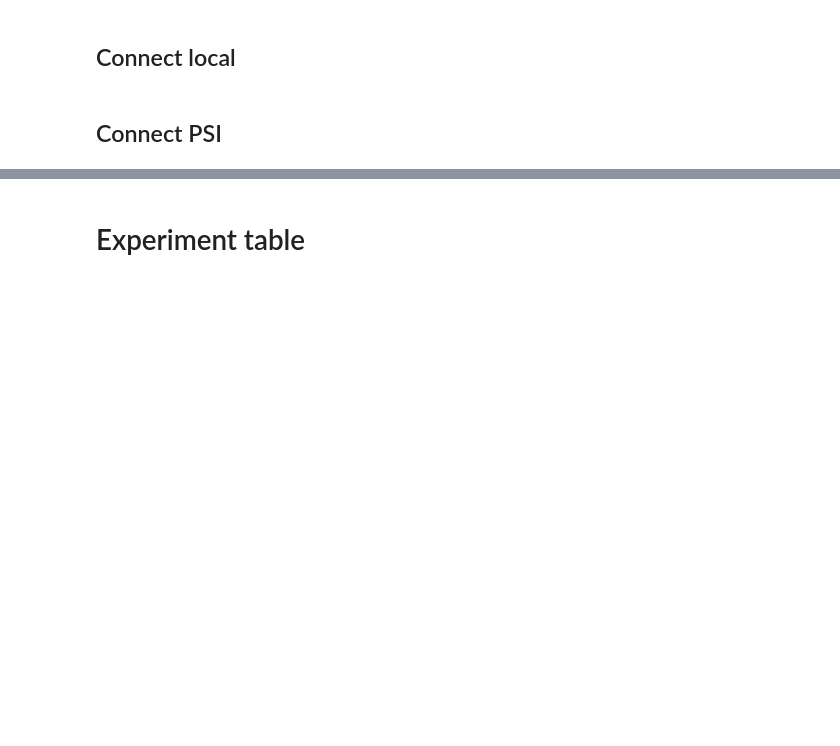
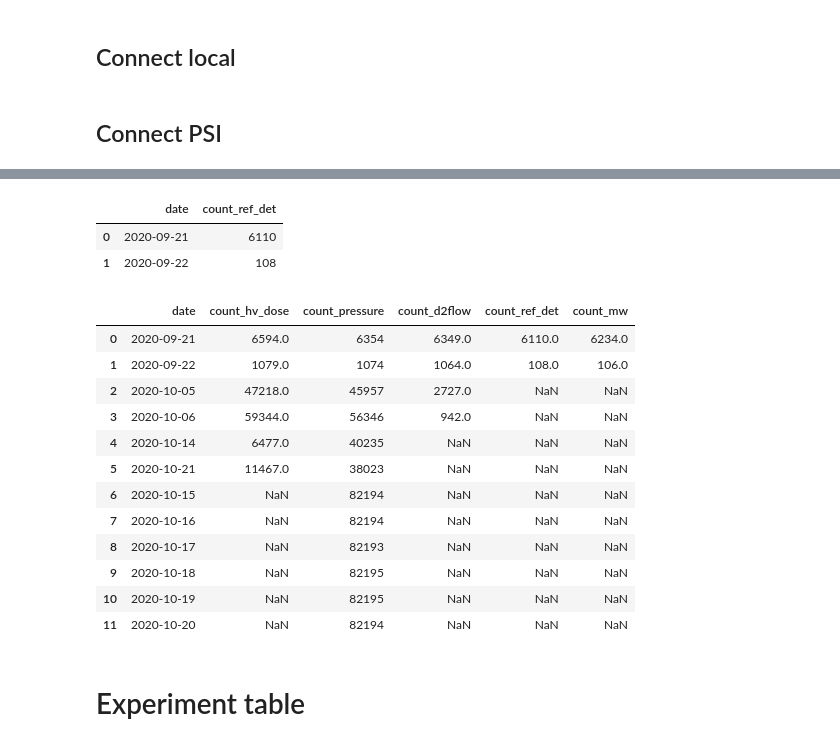
Before and after one commit to kromerh/FNL_Neutron_Generator_Control, a Jupyter notebook: 01.Database/Test.ipynb, the cells around one changed output, grey strips where cells are left out. Drawn from its saved outputs; the diff is of its cells as text; code cells hidden in the pictures; blank space fills up the shorter version.

```diff
--- a/01.Database/Test.ipynb
+++ b/01.Database/Test.ipynb
@@ -41,0 +36,27 @@ df
+# %%
+host="twofast-rpi3-0"  # your host
+user=user # username
+passwd=pw  # password
+db="FNL" # name of the database
+connect_string = 'mysql+pymysql://%(user)s:%(pw)s@%(host)s:3306/%(db)s'% {"user": user, "pw": pw, "host": host, "db": db}
+sql_engine = sql.create_engine(connect_string)
+# %%
+# read number of entries in each table
+query = "SELECT DATE(time) as date, count(id) as count_hv_dose FROM storage_hv_dose GROUP BY DATE(time)"
+df_hv_dose = pd.read_sql(query, sql_engine)
+
+# read number of entries in each table
+query = "SELECT DATE(time) as date, count(id) as count_pressure FROM storage_pressure GROUP BY DATE(time)"
+df_pressure = pd.read_sql(query, sql_engine)
+
+# read number of entries in each table
+query = "SELECT DATE(time) as date, count(id) as count_d2flow FROM storage_d2flow GROUP BY DATE(time)"
+df_d2flow = pd.read_sql(query, sql_engine)
+
+# read number of entries in each table
+query = "SELECT DATE(time) as date, count(id) as count_ref_det FROM storage_ref_det GROUP BY DATE(time)"
+df_ref_det = pd.read_sql(query, sql_engine)
+
+# read number of entries in each table
+query = "SELECT DATE(time) as date, count(id) as count_mw FROM storage_mw GROUP BY DATE(time)"
+df_mw = pd.read_sql(query, sql_engine)
@@ -42,3 +73,30 @@ df
+# %%
+df_ref_det
+# %% [output]
+|  | date | count_ref_det |
+| 0 | 2020-09-21 | 6110 |
+| 1 | 2020-09-22 | 108 |
+# %%
+dfs = [df_hv_dose, df_pressure, df_d2flow, df_ref_det, df_mw]
+df = dfs[0]
+for ii in range(0, len(dfs)-1):
+    df = df.merge(dfs[ii+1], left_on='date', right_on='date', how='outer')
+
+df
+# %% [output]
+|  | date | count_hv_dose | count_pressure | count_d2flow | count_ref_det | count_mw |
+| 0 | 2020-09-21 | 6594.0 | 6354 | 6349.0 | 6110.0 | 6234.0 |
+| 1 | 2020-09-22 | 1079.0 | 1074 | 1064.0 | 108.0 | 106.0 |
+| 2 | 2020-10-05 | 47218.0 | 45957 | 2727.0 | NaN | NaN |
+| 3 | 2020-10-06 | 59344.0 | 56346 | 942.0 | NaN | NaN |
+| 4 | 2020-10-14 | 6477.0 | 40235 | NaN | NaN | NaN |
+| 5 | 2020-10-21 | 11467.0 | 38023 | NaN | NaN | NaN |
+| 6 | 2020-10-15 | NaN | 82194 | NaN | NaN | NaN |
+| 7 | 2020-10-16 | NaN | 82194 | NaN | NaN | NaN |
+| 8 | 2020-10-17 | NaN | 82193 | NaN | NaN | NaN |
+| 9 | 2020-10-18 | NaN | 82195 | NaN | NaN | NaN |
+| 10 | 2020-10-19 | NaN | 82195 | NaN | NaN | NaN |
+| 11 | 2020-10-20 | NaN | 82194 | NaN | NaN | NaN |
 # %%
 def read(sql_engine, table, limit=3):
     """
```
Also changed, not shown: parts of 2 cells of this notebook, 3 other files.
